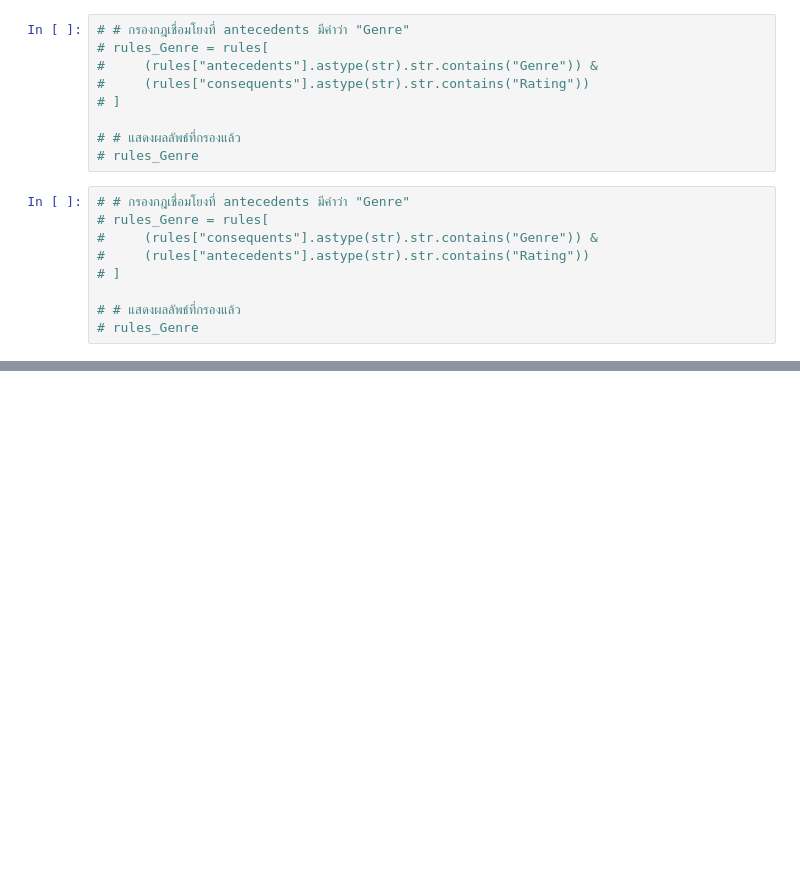
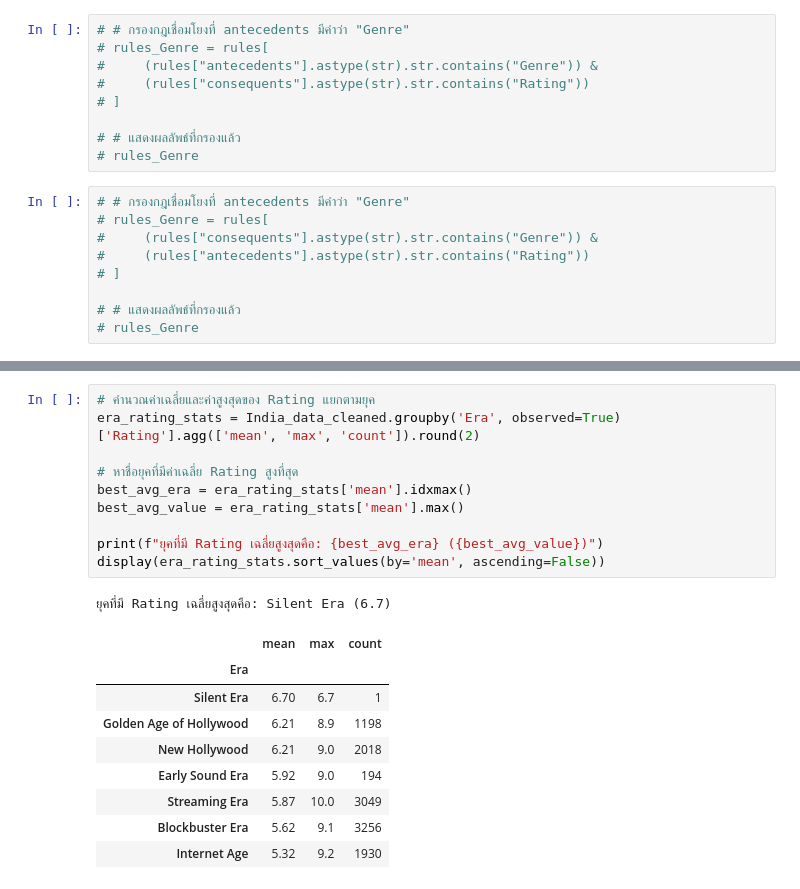
Before and after one commit to para662/BSC_DPDM, a Jupyter notebook: Ch4_Frequent_Patterns_(Association_Rules).ipynb, the cells around one changed output, grey strips where cells are left out. Drawn from its saved outputs; the diff is of its cells as text; blank space fills up the shorter version.

```diff
--- a/Ch4_Frequent_Patterns_(Association_Rules).ipynb
+++ b/Ch4_Frequent_Patterns_(Association_Rules).ipynb
@@ -2612,0 +2671,21 @@ rules
+# %%
+# คำนวณค่าเฉลี่ยและค่าสูงสุดของ Rating แยกตามยุค
+era_rating_stats = India_data_cleaned.groupby('Era', observed=True)['Rating'].agg(['mean', 'max', 'count']).round(2)
+
+# หาชื่อยุคที่มีค่าเฉลี่ย Rating สูงที่สุด
+best_avg_era = era_rating_stats['mean'].idxmax()
+best_avg_value = era_rating_stats['mean'].max()
+
+print(f"ยุคที่มี Rating เฉลี่ยสูงสุดคือ: {best_avg_era} ({best_avg_value})")
+display(era_rating_stats.sort_values(by='mean', ascending=False))
+# %% [output]
+ยุคที่มี Rating เฉลี่ยสูงสุดคือ: Silent Era (6.7)
+|  | mean | max | count |
+| Era |  |  |  |
+| Silent Era | 6.70 | 6.7 | 1 |
+| Golden Age of Hollywood | 6.21 | 8.9 | 1198 |
+| New Hollywood | 6.21 | 9.0 | 2018 |
+| Early Sound Era | 5.92 | 9.0 | 194 |
+| Streaming Era | 5.87 | 10.0 | 3049 |
+| Blockbuster Era | 5.62 | 9.1 | 3256 |
+| Internet Age | 5.32 | 9.2 | 1930 |
```
Also changed, not shown: parts of 4 cells of this notebook.
